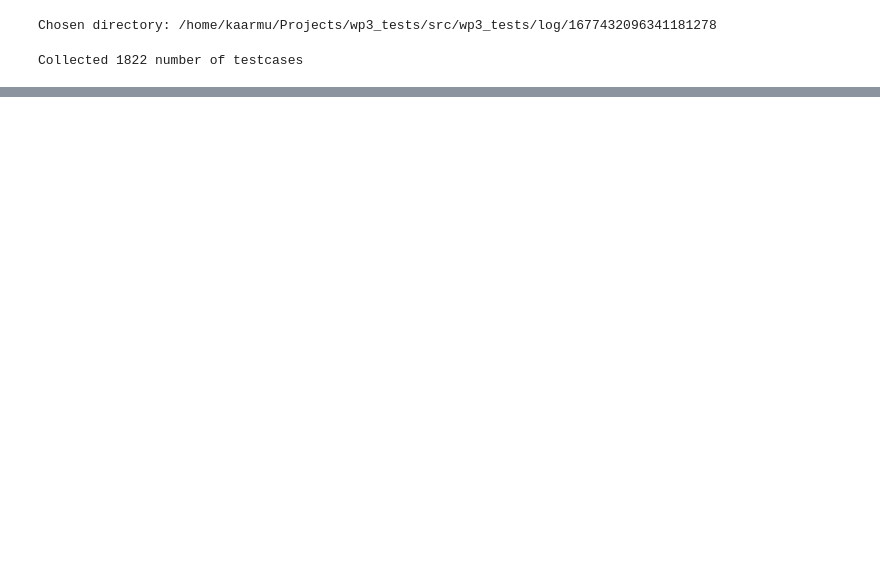
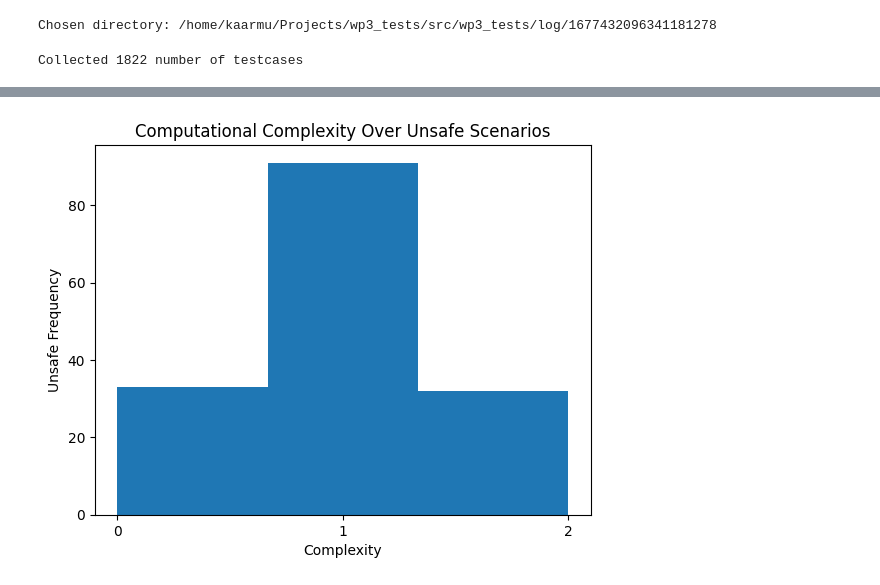
Before and after one commit to KTH-SML/kaarmu_svea, a Jupyter notebook: src/wp3_tests/notebooks/Plots.ipynb, the cells around one changed output, grey strips where cells are left out. Cells and saved outputs as stored; diff of their text form; code cells hidden in the pictures; blank space fills up the shorter version.

```diff
--- a/src/wp3_tests/notebooks/Plots.ipynb
+++ b/src/wp3_tests/notebooks/Plots.ipynb
@@ -165,0 +119,46 @@ _ = unsafe.plot.scatter(x='Packet Size', y='Latency', c='red', ax=ax)
+# %%
+"""
+Name: Computational Complexity
+
+Background: ???
+
+Description: ???
+
+Expected Result: ???
+"""
+
+import matplotlib.pyplot as plt
+
+# Device Under Test i.e. the vehicle(s) we want to examine
+DUT = 'svea2', 'svea5'
+
+fig = plt.figure()
+ax = fig.gca()
+
+res = pd.DataFrame(columns=['complexity', 'safe']).astype({'safe': bool})
+for test, vehicle in dfs:
+
+    if isinstance(DUT, tuple) and vehicle not in DUT: continue
+    elif isinstance(DUT, str) and vehicle != DUT: continue
+
+    df = dfs[test, vehicle]
+
+    new = pd.DataFrame({
+        'complexity': cfs[test].COMP_ORDR,
+        'safe': df['safe'].astype(bool),
+    })
+
+    res = pd.concat([res, new], ignore_index=True)
+
+safe = res[res['safe']]
+unsafe = res[~res['safe']]
+
+unsafe['complexity'].plot.hist(bins=3, xticks=(0, 1, 2), ax=ax)
+
+ax.set_title('Computational Complexity Over Unsafe Scenarios')
+ax.set_xlabel('Complexity')
+ax.set_ylabel('Unsafe Frequency')
+
+None
+# %% [output]
+[figure, added]
```
Also changed, not shown: parts of 9 cells of this notebook.
